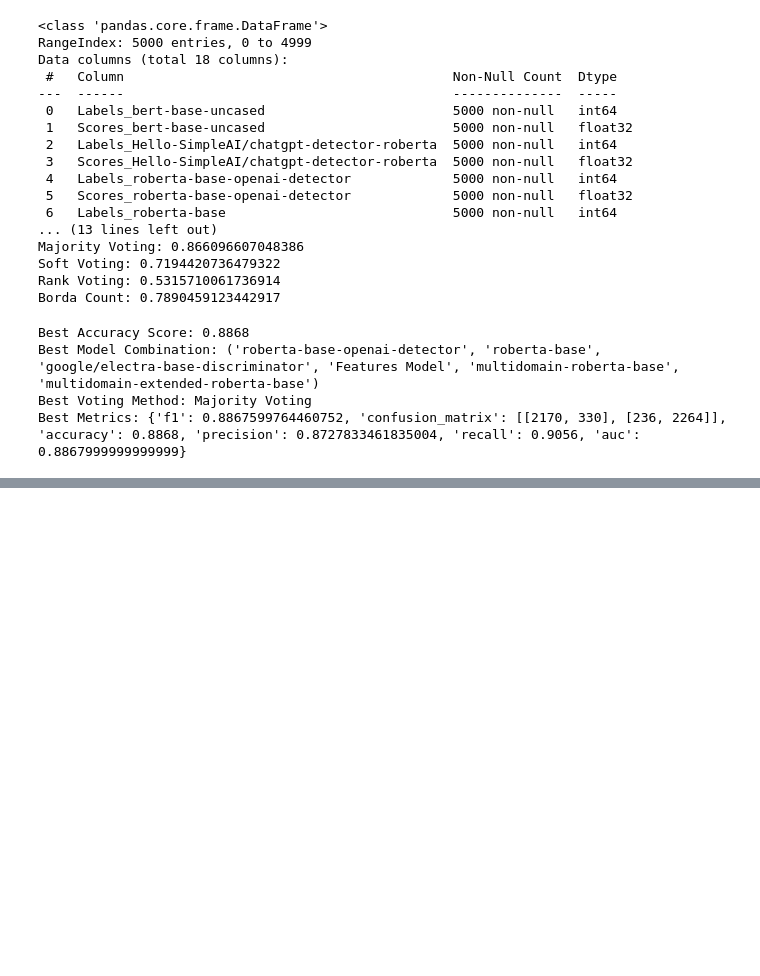
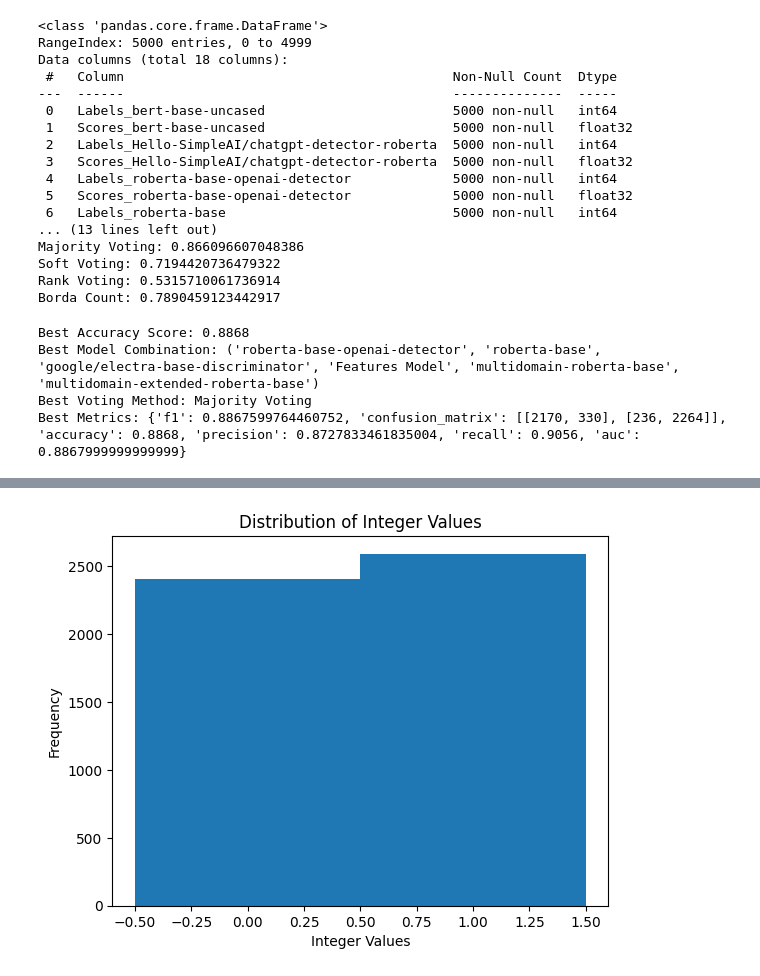
Before and after one commit to albrp97/Multidomain--Multimodal-and-Multilingual-Machine-Generated-Text-Detection, a Jupyter notebook: SubtaskA 2.0/10 Ensemble optimized multidomain.ipynb, the cells around one changed output, grey strips where cells are left out. Cells and saved outputs as stored; diff of their text form; code cells hidden in the pictures; blank space fills up the shorter version.

```diff
--- a/SubtaskA 2.0/10 Ensemble optimized multidomain.ipynb
+++ b/SubtaskA 2.0/10 Ensemble optimized multidomain.ipynb
@@ -387,7 +387,7 @@ feature_df=pd.read_csv('datasets/features_df_test.csv')
 best_features=['word_count', 'avg_sentence_length', 'avg_word_length', 'gunning_fog_index', 'grammatical_errors']
 feature_df=feature_df[best_features]
 
-with open('SavedModels/optimized-rf-features-20k.pkl', 'rb') as file:
+with open('SavedModels_A/optimized-rf-features-20k.pkl', 'rb') as file:
     randomForest = pickle.load(file)
 MODEL7='Features Model'
 labels7=randomForest.predict(feature_df)
@@ -599,3 +599,25 @@ Best Accuracy Score: 0.8868
 Best Model Combination: ('roberta-base-openai-detector', 'roberta-base', 'google/electra-base-discriminator', 'Features Model', 'multidomain-roberta-base', 'multidomain-extended-roberta-base')
 Best Voting Method: Majority Voting
 Best Metrics: {'f1': 0.8867599764460752, 'confusion_matrix': [[2170, 330], [236, 2264]], 'accuracy': 0.8868, 'precision': 0.8727833461835004, 'recall': 0.9056, 'auc': 0.8867999999999999}
+# %%
+models = [MODEL3, MODEL4, MODEL6, MODEL7, MODEL8, MODEL9]
+
+df_reduced = pd.DataFrame({
+    f'Labels_{MODEL3}': labels3,
+    f'Scores_{MODEL3}': scores3,
+    f'Labels_{MODEL4}': labels4,
+    f'Scores_{MODEL4}': scores4,
+    f'Labels_{MODEL6}': labels6,
+    f'Scores_{MODEL6}': scores6,
+    f'Labels_{MODEL7}': labels7,
+    f'Scores_{MODEL7}': scores7,
+    f'Labels_{MODEL8}': labels8,
+    f'Scores_{MODEL8}': scores8,
+    f'Labels_{MODEL9}': labels9,
+    f'Scores_{MODEL9}': scores9,
+})
+
+ensemble_results = ensemble_methods(df, models)
+
+for voting_method, details in ensemble_results.items():
+    print(f'''{voting_method}: {getMetrics(details,labels)['accuracy']}''')
@@ -601,0 +629,4 @@ Best Metrics: {'f1': 0.8867599764460752, 'confusion_matrix': [[2170, 330], [236,
+# %%
+result_labels=ensemble_results['Majority Voting']
+df = pd.read_json('datasets/subtaskA_dev_monolingual.jsonl', lines=True)
+df['id']
@@ -601,0 +646,12 @@ Best Metrics: {'f1': 0.8867599764460752, 'confusion_matrix': [[2170, 330], [236,
+# %%
+import matplotlib.pyplot as plt
+result_labels = [int(num) for num in result_labels]
+
+# Display the distribution of integer values
+plt.hist(result_labels, bins=range(min(result_labels), max(result_labels) + 2), align='left')
+plt.xlabel('Integer Values')
+plt.ylabel('Frequency')
+plt.title('Distribution of Integer Values')
+plt.show()
+# %% [output]
+[figure, added]
```
Also changed, not shown: parts of 3 cells of this notebook, 19 other files.
